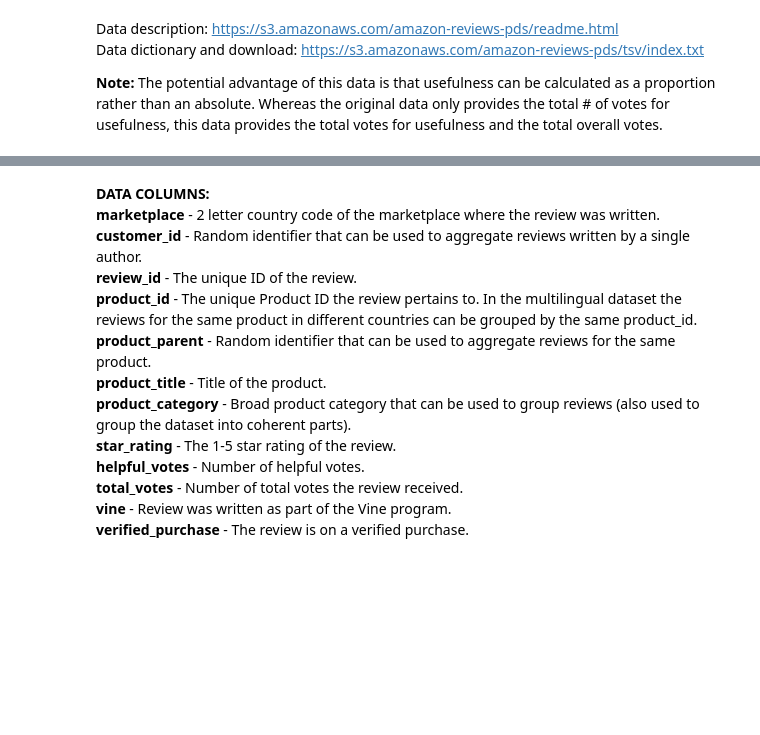
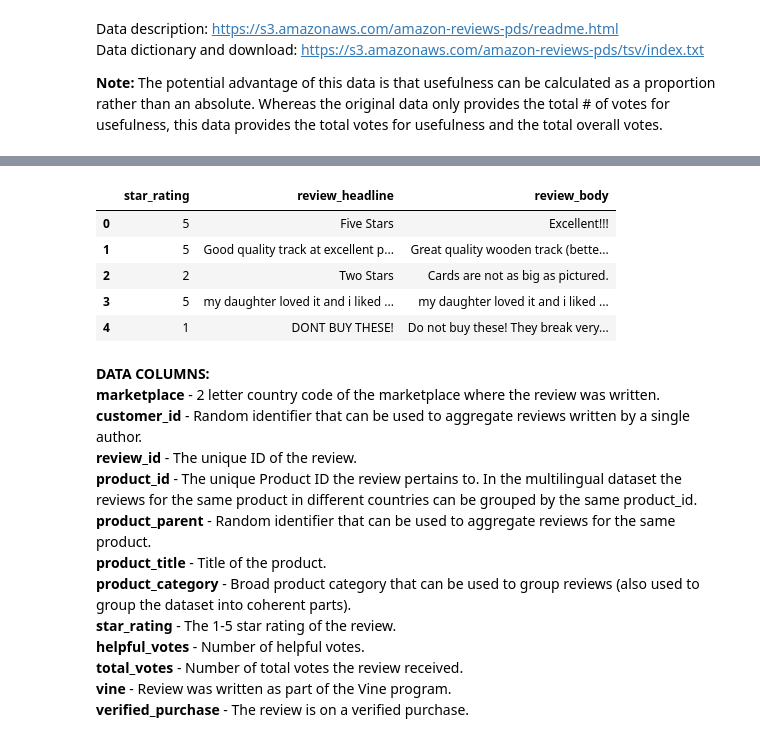
Before and after one commit to davidmiller2013/amazon-nlp-classification, a Jupyter notebook: notebooks/data-processing.ipynb, the cells around one changed output, grey strips where cells are left out. Drawn from its saved outputs; the diff is of its cells as text; code cells hidden in the pictures; blank space fills up the shorter version.

```diff
--- a/notebooks/data-processing.ipynb
+++ b/notebooks/data-processing.ipynb
@@ -468,5 +689,5 @@ Data dictionary and download: https://s3.amazonaws.com/amazon-reviews-pds/tsv/in
 
 __Note:__ The potential advantage of this data is that usefulness can be calculated as a proportion rather than an absolute. Whereas the original data only provides the total # of votes for usefulness, this data provides the total votes for usefulness and the total overall votes.
 # %%
-sample = pd.read_csv("data/sample_us.tsv", sep='\t')
+sample = pd.read_csv("../data/sample_us.tsv", sep='\t')
 sample.info()
@@ -473,3 +712,12 @@ sample.info()
+# %%
+sample[['star_rating', 'review_headline', 'review_body']].head()
+# %% [output]
+|  | star_rating | review_headline | review_body |
+| 0 | 5 | Five Stars | Excellent!!! |
+| 1 | 5 | Good quality track at excellent p... | Great quality wooden track (bette... |
+| 2 | 2 | Two Stars | Cards are not as big as pictured. |
+| 3 | 5 | my daughter loved it and i liked ... | my daughter loved it and i liked ... |
+| 4 | 1 | DONT BUY THESE! | Do not buy these! They break very... |
 # %% [markdown]
 __DATA COLUMNS:__
 __marketplace__       - 2 letter country code of the marketplace where the review was written.
```
Also changed, not shown: parts of 37 cells of this notebook, 1 other file.
